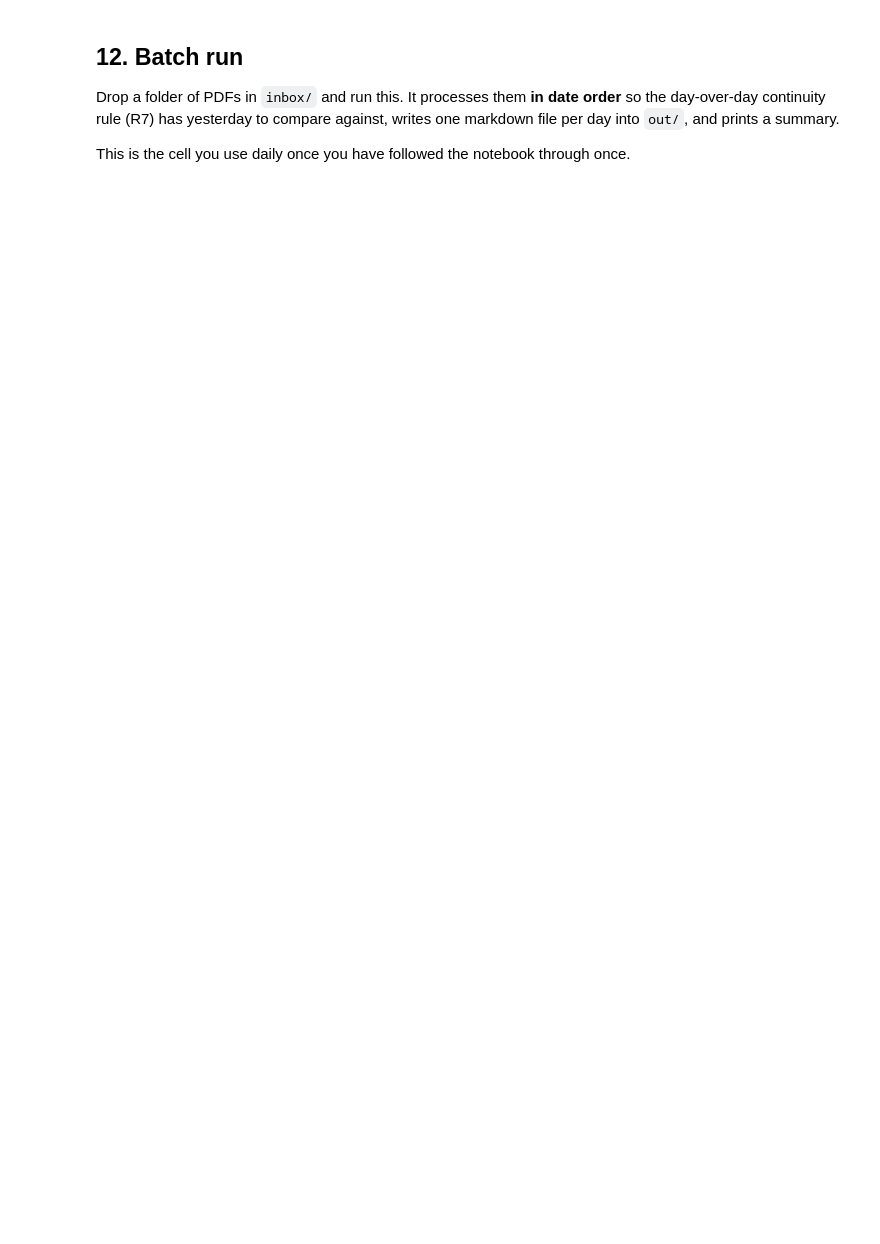
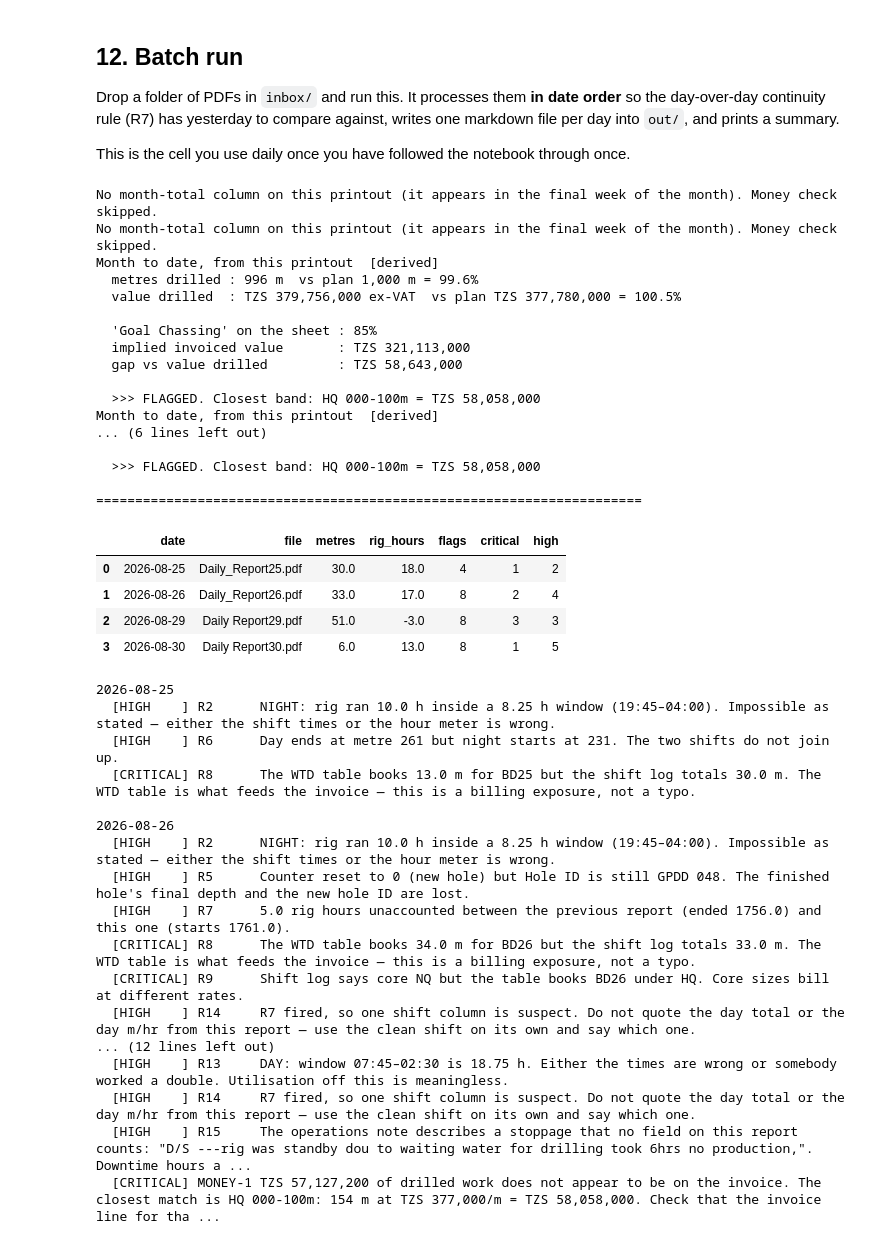
Before and after one commit to vincentmuiruri/AI-Agent-for-Summarizing-Driling-Report-for-Yaya, a Jupyter notebook: luika_daily_report_agent.ipynb, the cells around one changed output. Saved outputs shown, nothing was run; the diff lists cells and outputs as text; code cells hidden in the pictures; blank space fills up the shorter version.

```diff
--- a/luika_daily_report_agent.ipynb
+++ b/luika_daily_report_agent.ipynb
@@ -71,9 +82,14 @@ VAT_RATE = 0.18
 MONTH_PLAN_METRES = 1_000
 MONTH_PLAN_VALUE  = 377_780_000          # TZS, ex-VAT
 
+# --- Fuel benchmark  [given: MASTAR 4,016 L / 800 m, August 2026] --------------
+MONTH_L_PER_M = 5.02          # month-to-date litres per metre. Recompute monthly.
+
 # --- Tolerances ----------------------------------------------------------------
-RIG_HOUR_TOLERANCE   = 0.25   # hours a shift may exceed its own clock window
+RIG_HOUR_TOLERANCE   = 0.25        # hours a shift may exceed its own clock window
 MONEY_FLAG_THRESHOLD = 5_000_000   # TZS gap worth raising
+FUEL_OUTLIER_FACTOR  = 3           # x MONTH_L_PER_M before a shift is flagged
+MAX_SHIFT_HOURS      = 13          # a stated shift window longer than this is wrong
 
 # --- Files ---------------------------------------------------------------------
 INBOX   = Path("inbox")      # drop Hamza's PDFs here
@@ -609,16 +642,17 @@ def append_history(header, shifts, totals, exceptions, path):
     }
     existing = []
     if HISTORY.exists():
-        existing = [r for r in csv.DictReader(HISTORY.open(encoding="utf-8"))
+        existing = [r for r in csv.DictReader(HISTORY.open(encoding=ENCODING))
                     if r["report_date"] != str(row["report_date"])]   # re-runs replace
-    with HISTORY.open("w", newline="", encoding="utf-8") as f:
+    with HISTORY.open("w", newline="", encoding=ENCODING) as f:
         w = csv.DictWriter(f, fieldnames=FIELDS); w.writeheader()
         w.writerows(existing); w.writerow(row)
     return row
 
 def previous_row(report_date):
     if not HISTORY.exists(): return None
-    rows = sorted((r for r in csv.DictReader(HISTORY.open(encoding="utf-8")) if r["report_date"]),
+    rows = sorted((r for r in csv.DictReader(HISTORY.open(encoding=ENCODING))
+                   if r["report_date"]),
                   key=lambda r: r["report_date"])
     prior = [r for r in rows if r["report_date"] < str(report_date)]
     return prior[-1] if prior else None
@@ -737,43 +776,85 @@ def process(path: Path, dry_run=True):
     wtd    = parse_wtd(raw)
     note   = parse_ops_note(raw)
 
-    global ops_note; ops_note = note          # validate() reads this
-    ex = validate(header, shifts, totals, wtd, previous_row(header["report_date"]))
+    ex = validate(header, shifts, totals, wtd, note,
+                  previous_row(header["report_date"]))
     money_check(wtd, header, ex)
 
     append_history(header, shifts, totals, ex, path)
     payload = build_payload(header, shifts, totals, wtd, note, ex)
     body = narrate(payload, dry_run=dry_run)
 
     stamp = header["report_date"] or path.stem
     out = OUTDIR / f"{stamp}_ceo_update.md"
     out.write_text(
-        f"# Luika drilling — {stamp}\n"
+        f"# Luika drilling \u2014 {stamp}\n"
         f"Rig {shifts['day']['rig_no']} | source: {path.name} | "
         f"{len(ex)} flag(s), {sum(1 for e in ex if e['severity']=='CRITICAL')} critical\n\n"
-        + body + "\n",
-        encoding="utf-8")
+        + body + "\n", encoding=ENCODING)
     return {"file": path.name, "date": header["report_date"],
             "metres": totals["metres"], "rig_hours": totals["rig_hours"],
             "flags": len(ex),
             "critical": sum(1 for e in ex if e["severity"] == "CRITICAL"),
+            "high": sum(1 for e in ex if e["severity"] == "HIGH"),
             "exceptions": ex}
 
 def run_folder(folder=INBOX, dry_run=True):
     pdfs = sorted(folder.glob("*.pdf"),
                   key=lambda p: parse_header(read_pdf_text(p))["report_date"]
                                 or datetime.min.date())
     results = [process(p, dry_run) for p in pdfs]
     print("\n" + "=" * 70)
-    display(pd.DataFrame(results)[["date","file","metres","rig_hours","flags","critical"]])
+    display(pd.DataFrame(results)[["date","file","metres","rig_hours",
+                                   "flags","critical","high"]])
     for r in results:
-        crit = [e for e in r["exceptions"] if e["severity"] == "CRITICAL"]
-        if crit:
-            print(f"\n{r['date']} — CRITICAL:")
-            for e in crit: print(f"  [{e['code']}] {e['message']}")
+        loud = [e for e in r["exceptions"] if e["severity"] in ("CRITICAL", "HIGH")]
+        if loud:
+            print(f"\n{r['date']}")
+            for e in loud:
+                print(f"  [{e['severity']:8}] {e['code']:7} {e['message']}")
     return results
 
 results = run_folder(dry_run=True)
+# %% [output]
+No month-total column on this printout (it appears in the final week of the month). Money check skipped.
+No month-total column on this printout (it appears in the final week of the month). Money check skipped.
+Month to date, from this printout  [derived]
+  metres drilled : 996 m  vs plan 1,000 m = 99.6%
+  value drilled  : TZS 379,756,000 ex-VAT  vs plan TZS 377,780,000 = 100.5%
+
+  'Goal Chassing' on the sheet : 85%
+  implied invoiced value       : TZS 321,113,000
+  gap vs value drilled         : TZS 58,643,000
+
+  >>> FLAGGED. Closest band: HQ 000-100m = TZS 58,058,000
+Month to date, from this printout  [derived]
+... (6 lines left out)
+
+  >>> FLAGGED. Closest band: HQ 000-100m = TZS 58,058,000
+
+======================================================================
+|  | date | file | metres | rig_hours | flags | critical | high |
+| 0 | 2026-08-25 | Daily_Report25.pdf | 30.0 | 18.0 | 4 | 1 | 2 |
+| 1 | 2026-08-26 | Daily_Report26.pdf | 33.0 | 17.0 | 8 | 2 | 4 |
+| 2 | 2026-08-29 | Daily Report29.pdf | 51.0 | -3.0 | 8 | 3 | 3 |
+| 3 | 2026-08-30 | Daily Report30.pdf | 6.0 | 13.0 | 8 | 1 | 5 |
+2026-08-25
+  [HIGH    ] R2      NIGHT: rig ran 10.0 h inside a 8.25 h window (19:45–04:00). Impossible as stated — either the shift times or the hour meter is wrong.
+  [HIGH    ] R6      Day ends at metre 261 but night starts at 231. The two shifts do not join up.
+  [CRITICAL] R8      The WTD table books 13.0 m for BD25 but the shift log totals 30.0 m. The WTD table is what feeds the invoice — this is a billing exposure, not a typo.
+
+2026-08-26
+  [HIGH    ] R2      NIGHT: rig ran 10.0 h inside a 8.25 h window (19:45–04:00). Impossible as stated — either the shift times or the hour meter is wrong.
+  [HIGH    ] R5      Counter reset to 0 (new hole) but Hole ID is still GPDD 048. The finished hole's final depth and the new hole ID are lost.
+  [HIGH    ] R7      5.0 rig hours unaccounted between the previous report (ended 1756.0) and this one (starts 1761.0).
+  [CRITICAL] R8      The WTD table books 34.0 m for BD26 but the shift log totals 33.0 m. The WTD table is what feeds the invoice — this is a billing exposure, not a typo.
+  [CRITICAL] R9      Shift log says core NQ but the table books BD26 under HQ. Core sizes bill at different rates.
+  [HIGH    ] R14     R7 fired, so one shift column is suspect. Do not quote the day total or the day m/hr from this report — use the clean shift on its own and say which one.
+... (12 lines left out)
+  [HIGH    ] R13     DAY: window 07:45–02:30 is 18.75 h. Either the times are wrong or somebody worked a double. Utilisation off this is meaningless.
+  [HIGH    ] R14     R7 fired, so one shift column is suspect. Do not quote the day total or the day m/hr from this report — use the clean shift on its own and say which one.
+  [HIGH    ] R15     The operations note describes a stoppage that no field on this report counts: "D/S ---rig was standby dou to waiting water for drilling took 6hrs no production,". Downtime hours a ...
+  [CRITICAL] MONEY-1 TZS 57,127,200 of drilled work does not appear to be on the invoice. The closest match is HQ 000-100m: 154 m at TZS 377,000/m = TZS 58,058,000. Check that the invoice line for tha ...
 # %% [markdown]
 ---
 
```
Also changed, not shown: parts of 7 cells of this notebook, 2 other files.
